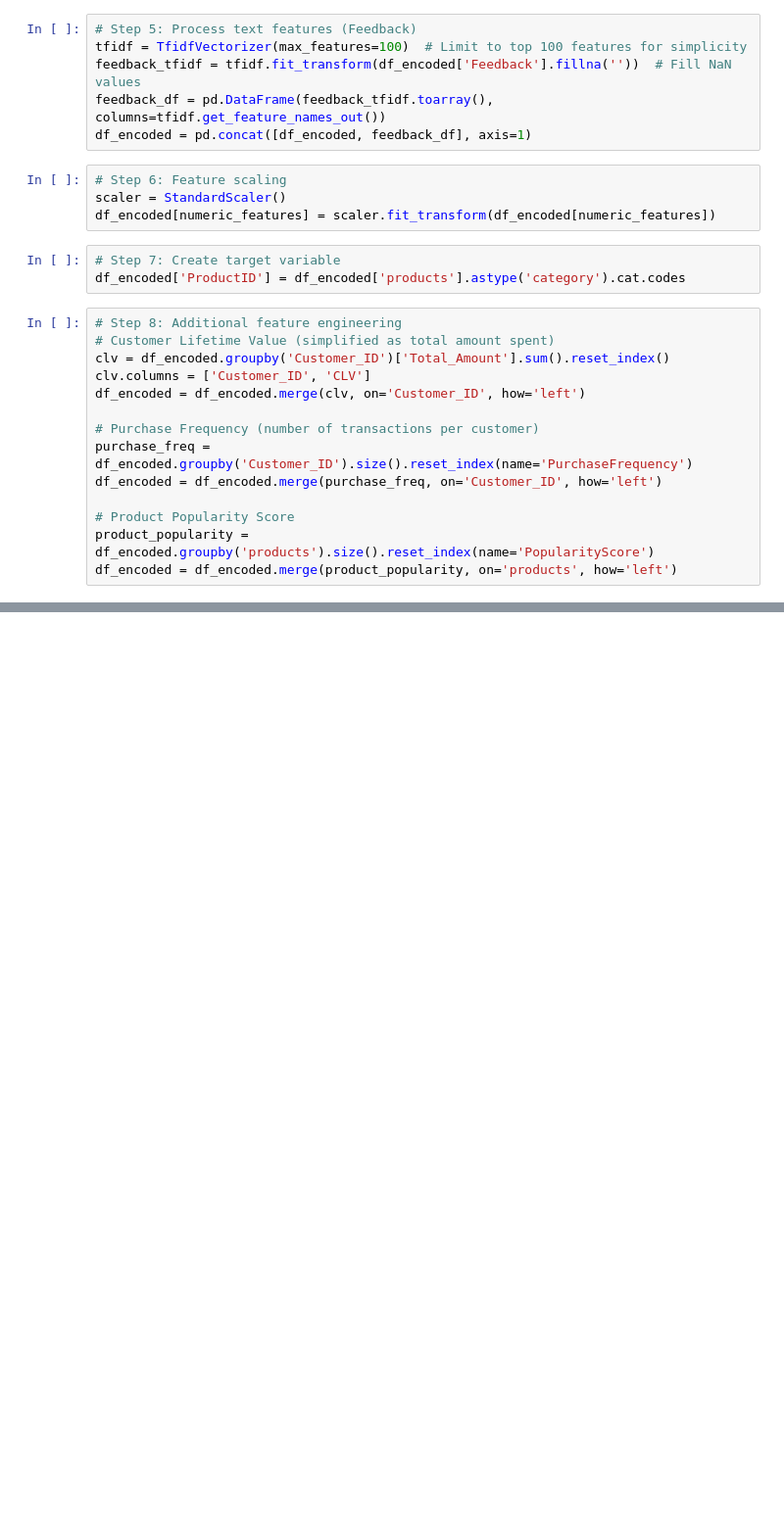
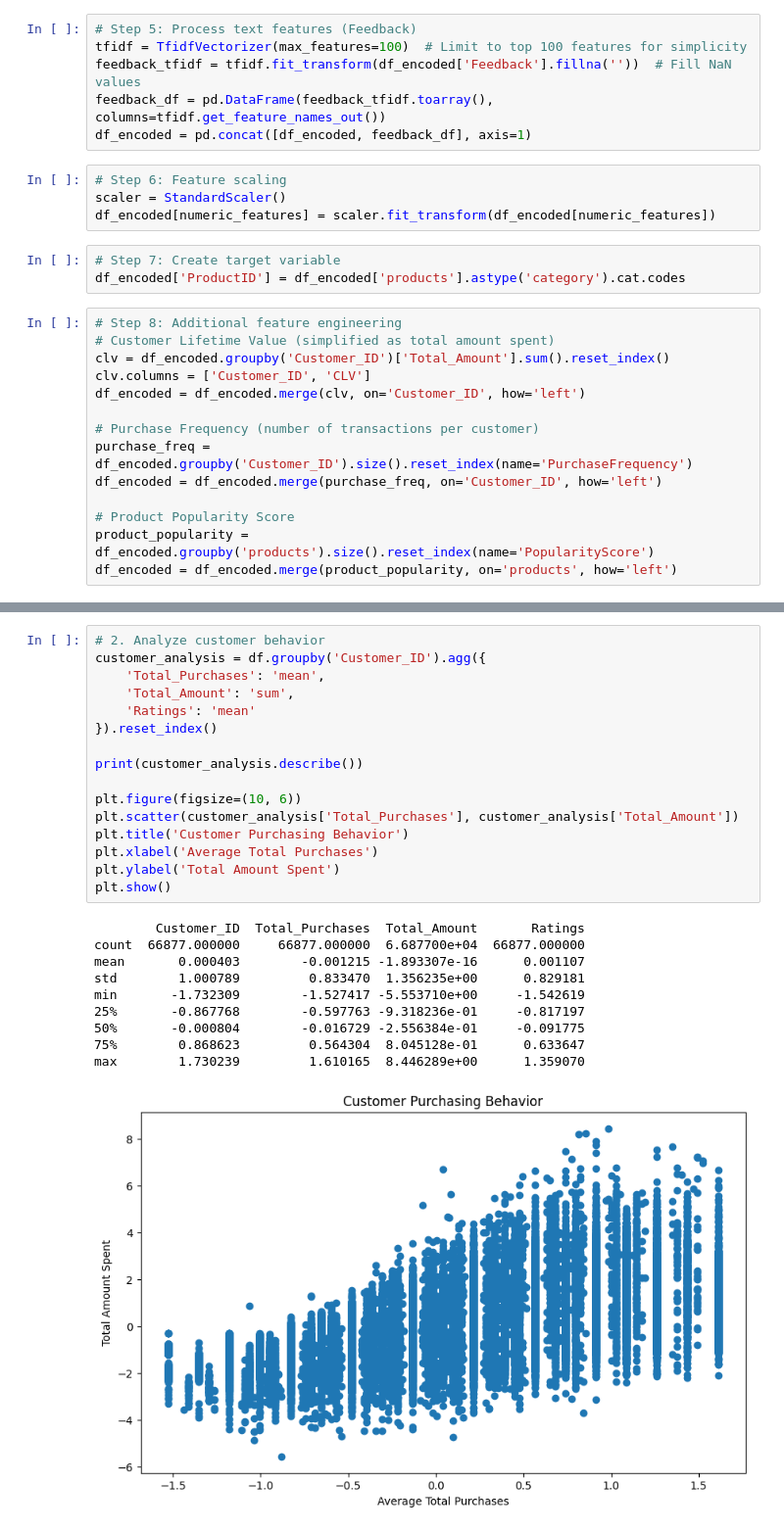
Before and after one commit to MiguelOliveira1200874/ClothingRecomender, a Jupyter notebook: ShopRecomender.ipynb, the cells around one changed output, grey strips where cells are left out. Shown at 98% size. Drawn from its saved outputs; the diff is of its cells as text; blank space fills up the shorter version.

```diff
--- a/ShopRecomender.ipynb
+++ b/ShopRecomender.ipynb
@@ -89,0 +168,27 @@ KeyError: "['Name', 'Email', 'Phone', 'Address', 'Zipcode', 'Date', 'Year', 'Tim
+# %%
+# 2. Analyze customer behavior
+customer_analysis = df.groupby('Customer_ID').agg({
+    'Total_Purchases': 'mean',
+    'Total_Amount': 'sum',
+    'Ratings': 'mean'
+}).reset_index()
+
+print(customer_analysis.describe())
+
+plt.figure(figsize=(10, 6))
+plt.scatter(customer_analysis['Total_Purchases'], customer_analysis['Total_Amount'])
+plt.title('Customer Purchasing Behavior')
+plt.xlabel('Average Total Purchases')
+plt.ylabel('Total Amount Spent')
+plt.show()
+# %% [output]
+        Customer_ID  Total_Purchases  Total_Amount       Ratings
+count  66877.000000     66877.000000  6.687700e+04  66877.000000
+mean       0.000403        -0.001215 -1.893307e-16      0.001107
+std        1.000789         0.833470  1.356235e+00      0.829181
+min       -1.732309        -1.527417 -5.553710e+00     -1.542619
+25%       -0.867768        -0.597763 -9.318236e-01     -0.817197
+50%       -0.000804        -0.016729 -2.556384e-01     -0.091775
+75%        0.868623         0.564304  8.045128e-01      0.633647
+max        1.730239         1.610165  8.446289e+00      1.359070
+[figure, added]
```
Also changed, not shown: parts of 17 cells of this notebook.
